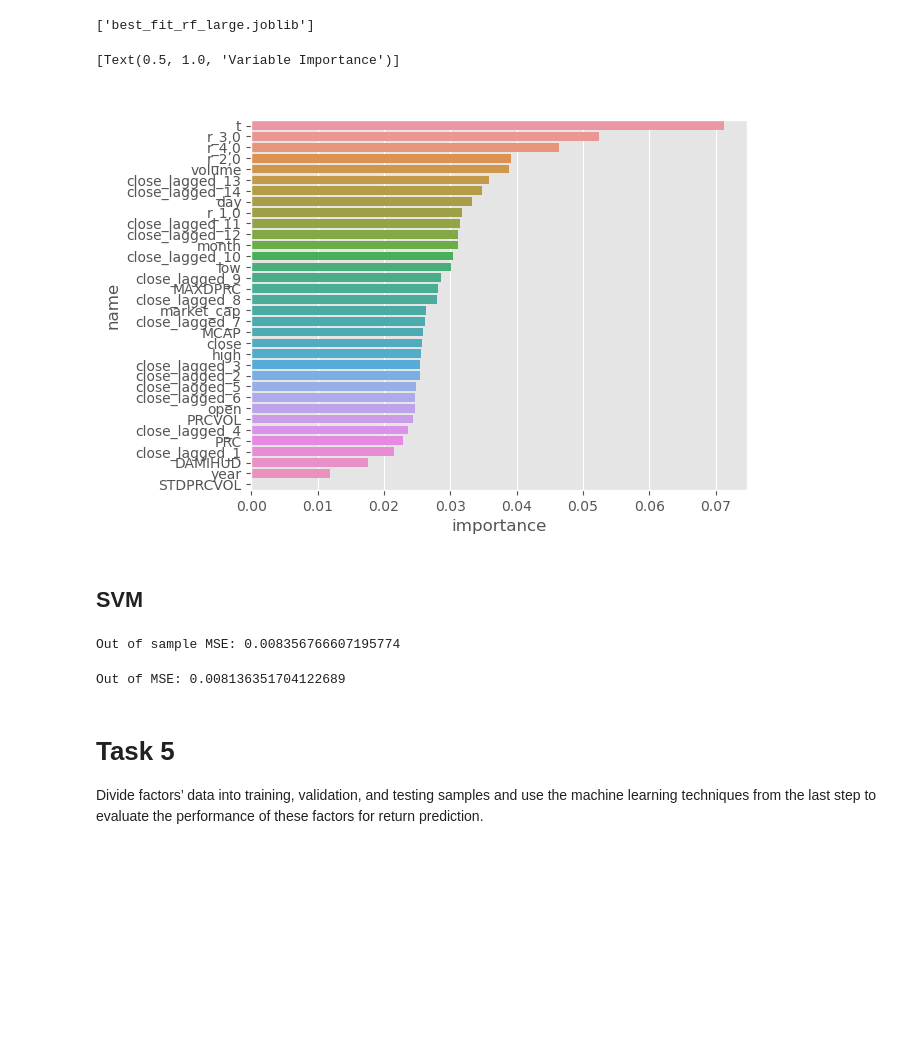
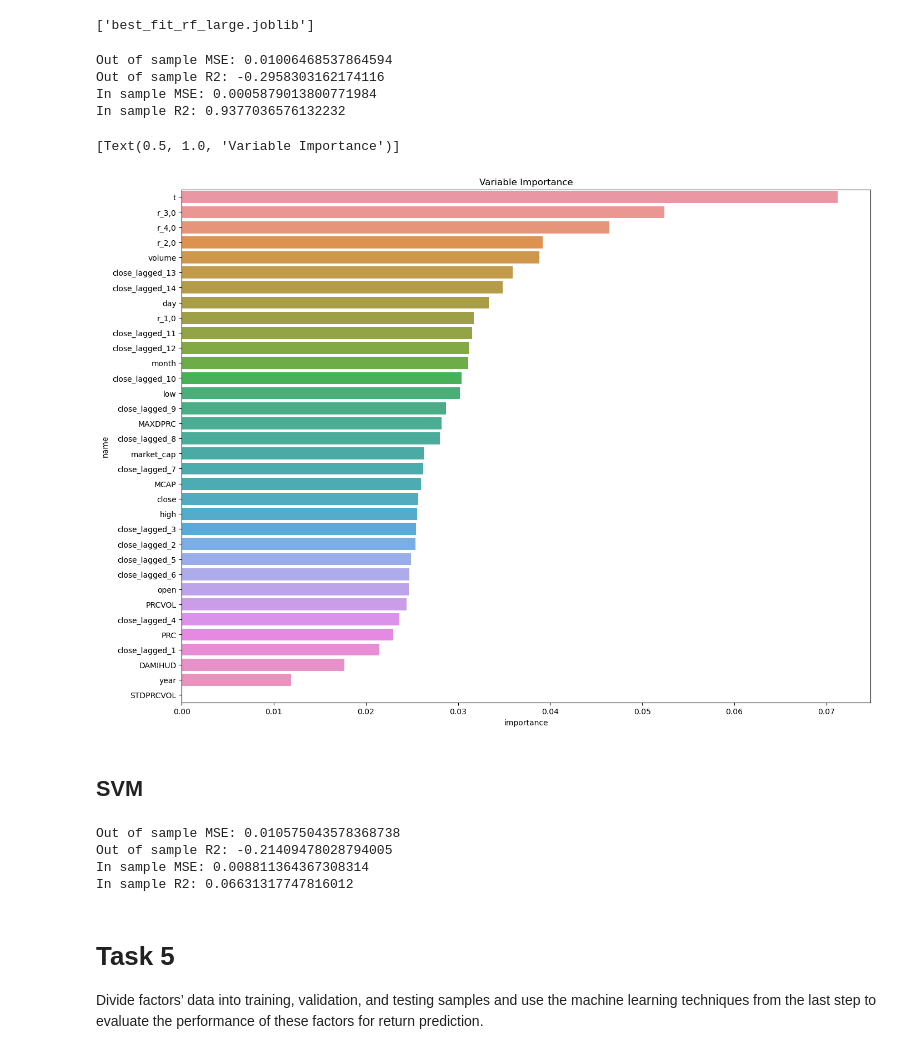
Before and after one commit to m-j-w-f/Intro-to-ML, a Jupyter notebook: Nb.ipynb, the cells around one changed output. Drawn from its saved outputs; the diff is of its cells as text; code cells hidden in the pictures; blank space fills up the shorter version.

Commit message:
fixed errors

```diff
--- a/Nb.ipynb
+++ b/Nb.ipynb
@@ -26,5 +25,5 @@ from joblib import dump, load
 # %%
-plt.style.use('ggplot')
+plt.style.use('default')
 # %% [markdown]
 # Task 1
 Read the historical Bitcoin prices from the provided csv file (btchistorical.csv) and describe the
@@ -318,12 +388,34 @@ Out of sample MSE: 0.01006468537864594
 dump(best_fit_rf_large, "best_fit_rf_large.joblib")
 # %% [output]
 ['best_fit_rf_large.joblib']
+# %%
+# Load Model
+best_fit_rf_large = load("best_fit_rf_large.joblib")
+# %%
+# Out of Sample
+y_pred = best_fit_rf_large.predict(X_test)
+e = error_measure(y_pred=y_pred, y_true=y_test)
+print(f"Out of sample MSE: {e}")
+print(f"Out of sample R2: {r2_score(y_pred=y_pred, y_true=y_test)}")
+
+# In Sample
+y_pred = best_fit_rf_large.predict(X_train)
+print(f"In sample MSE: {error_measure(y_pred=y_pred, y_true=y_train)}")
+print(f"In sample R2: {r2_score(y_pred=y_pred, y_true=y_train)}")
+# %% [output]
+Out of sample MSE: 0.01006468537864594
+Out of sample R2: -0.2958303162174116
+In sample MSE: 0.0005879013800771984
+In sample R2: 0.9377036576132232
 # %%
+pred_vars = best_fit_rf_large.feature_names_in_
 imp = pd.DataFrame({"importance":best_fit_rf_large.feature_importances_, "name": pred_vars})
 imp = imp.sort_values(by=["importance"], ascending=False)
-sns.barplot(x=imp.importance,y=imp.name).set(title='Variable Importance')
+
+fig, ax = plt.subplots(figsize=(16, 12), nrows=1, ncols=1)
+sns.barplot(x=imp.importance,y=imp.name, ax=ax).set(title='Variable Importance')
 # %% [output]
 [Text(0.5, 1.0, 'Variable Importance')]
-[figure, old version]
+[figure, new version]
 # %% [markdown]
 ## SVM
@@ -352,17 +448,21 @@ def svm(pred_vars:list):
 # %%
 # Test small model with only close and volume
 pred_vars = ["close", "volume"]
-err, fit = svm(pred_vars=pred_vars)
+err, fit, X_train, X_test, y_train, y_test = svm(pred_vars=pred_vars)
+
+y_pred = fit.predict(X_test)
 print(f"Out of sample MSE: {err}")
+print(f"Out of sample R2: {r2_score(y_pred=y_pred, y_true=y_test)}")
+
+# In Sample
+y_pred = fit.predict(X_train)
+print(f"In sample MSE: {error_measure(y_pred=y_pred, y_true=y_train)}")
+print(f"In sample R2: {r2_score(y_pred=y_pred, y_true=y_train)}")
 # %% [output]
-Out of sample MSE: 0.008356766607195774
+Out of sample MSE: 0.010575043578368738
+Out of sample R2: -0.21409478028794005
+In sample MSE: 0.008811364367308314
+In sample R2: 0.06631317747816012
-# %%
-# Model with lagged prices
-pred_vars = X.columns
-err, fit = svm(pred_vars=pred_vars)
-print(f"Out of MSE: {err}")
-# %% [output]
-Out of MSE: 0.008136351704122689
 # %% [markdown]
 # Task 5
 Divide factors’ data into training, validation, and testing samples and use the machine learning
```
Also changed, not shown: parts of 31 cells of this notebook, 7 other files.
